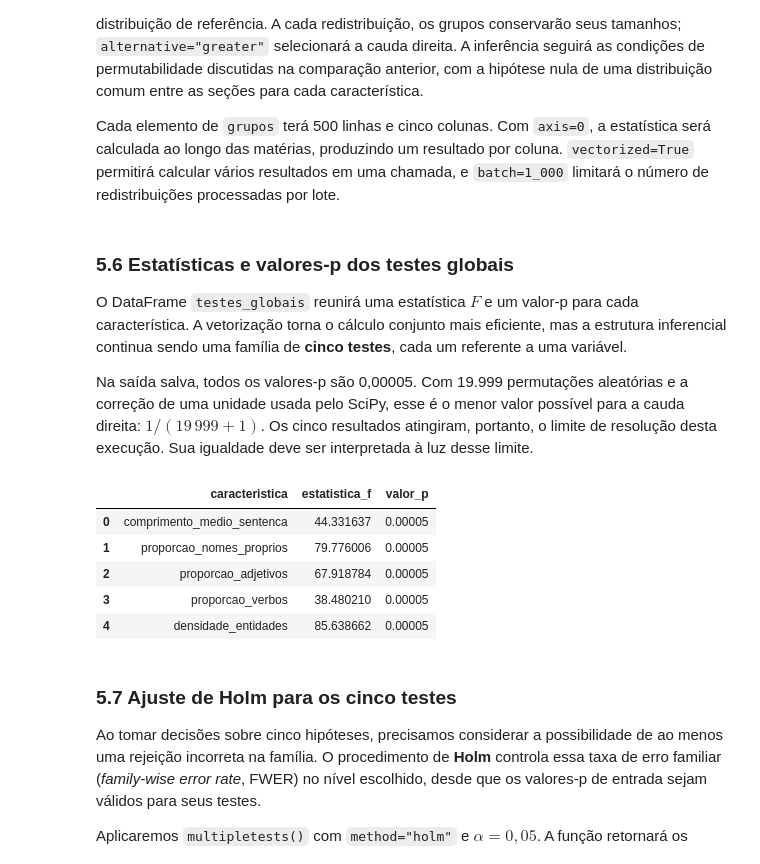
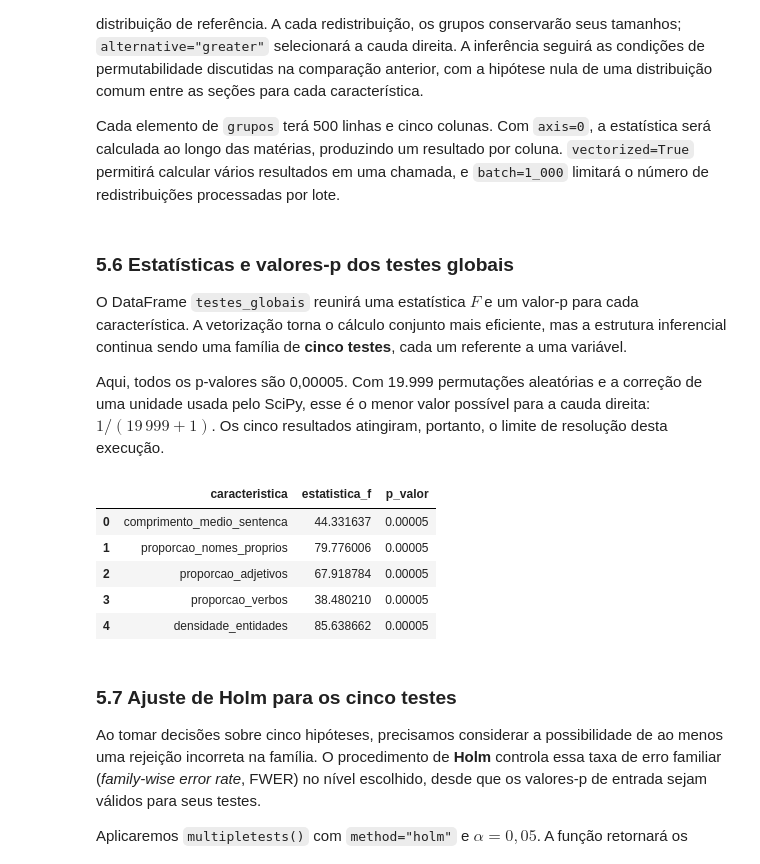
Before and after one commit to jhlopesalves/eda_humanidades, a Jupyter notebook: encontro_12/enc_12.ipynb, the cells around one changed output. Drawn from its saved outputs; the diff is of its cells as text; code cells hidden in the pictures.

```diff
--- a/encontro_12/enc_12.ipynb
+++ b/encontro_12/enc_12.ipynb
@@ -1188,23 +1155,22 @@ característica. A vetorização torna o cálculo conjunto mais eficiente, mas a
 estrutura inferencial continua sendo uma família de **cinco testes**, cada um
 referente a uma variável.
 
-Na saída salva, todos os valores-p são 0,00005. Com 19.999 permutações aleatórias
+Aqui, todos os p-valores são 0,00005. Com 19.999 permutações aleatórias
 e a correção de uma unidade usada pelo SciPy, esse é o menor valor possível
 para a cauda direita: $1/(19\,999+1)$. Os cinco resultados atingiram, portanto,
-o limite de resolução desta execução. Sua igualdade deve ser interpretada à
-luz desse limite.
+o limite de resolução desta execução.
 # %%
 testes_globais = pd.DataFrame(
     {
         "caracteristica": caracteristicas_linguisticas,
         "estatistica_f": resultado_global.statistic,
-        "valor_p": resultado_global.pvalue,
+        "p_valor": resultado_global.pvalue,
     }
 )
 
 testes_globais
 # %% [output]
-|  | caracteristica | estatistica_f | valor_p |
+|  | caracteristica | estatistica_f | p_valor |
 | 0 | comprimento_medio_sentenca | 44.331637 | 0.00005 |
 | 1 | proporcao_nomes_proprios | 79.776006 | 0.00005 |
 | 2 | proporcao_adjetivos | 67.918784 | 0.00005 |
```
Also changed, not shown: parts of 19 cells of this notebook.
